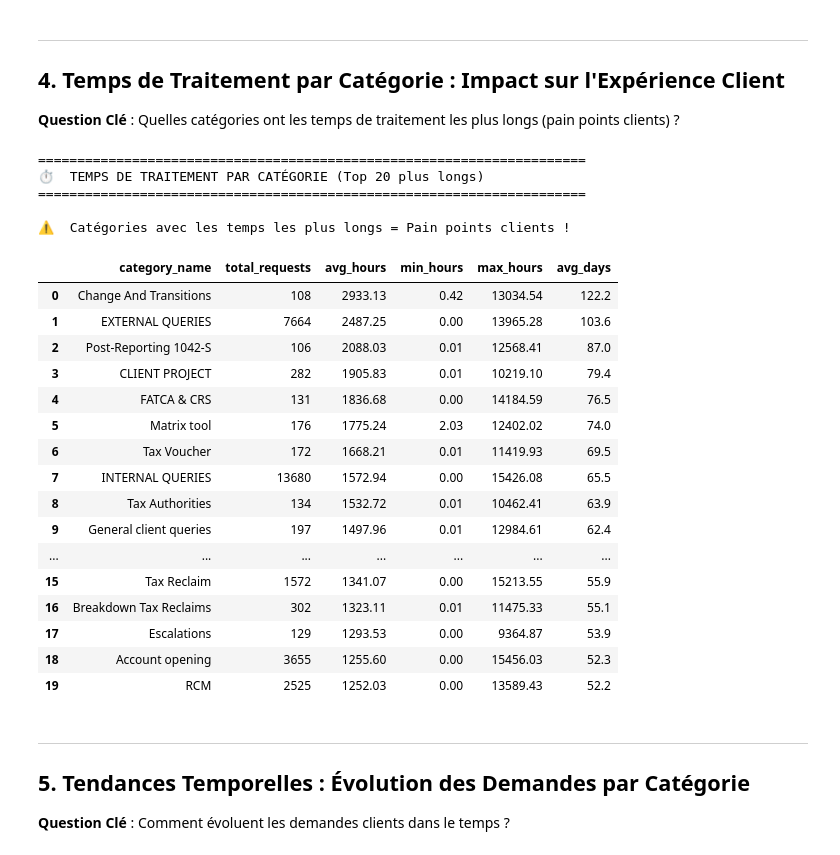
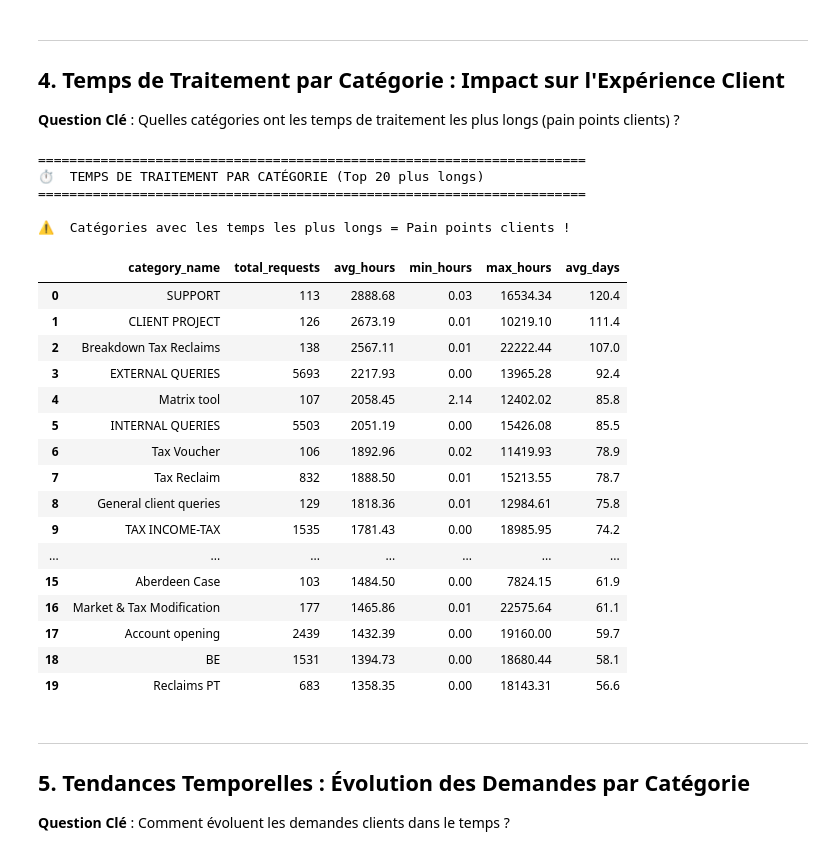
Before and after one commit to jbouniol/bdd-bnpparibas, a Jupyter notebook: Notebook/JO_Analysis.ipynb, the cells around one changed output. Drawn from its saved outputs; the diff is of its cells as text; code cells hidden in the pictures.

```diff
--- a/Notebook/JO_Analysis.ipynb
+++ b/Notebook/JO_Analysis.ipynb
@@ -168,50 +168,50 @@ treatment_time_by_category = pd.read_sql_query("""
 SELECT
     c.NAME as category_name,
     COUNT(sr.ID) as total_requests,
     ROUND(AVG(CAST((julianday(sr.CLOSINGDATE) - julianday(sr.CREATIONDATE)) * 24 AS REAL)), 2) as avg_hours,
     ROUND(MIN(CAST((julianday(sr.CLOSINGDATE) - julianday(sr.CREATIONDATE)) * 24 AS REAL)), 2) as min_hours,
     ROUND(MAX(CAST((julianday(sr.CLOSINGDATE) - julianday(sr.CREATIONDATE)) * 24 AS REAL)), 2) as max_hours,
     ROUND(AVG(CAST((julianday(sr.CLOSINGDATE) - julianday(sr.CREATIONDATE)) * 24 AS REAL)) / 24, 1) as avg_days
 FROM sr
 LEFT JOIN category c ON sr.CATEGORY_ID = c.ID
 WHERE sr.CLOSINGDATE IS NOT NULL
   AND sr.CREATIONDATE IS NOT NULL
-  AND strftime('%Y-%m', sr.CREATIONDATE) BETWEEN '2024-01' AND '2025-09'
+
 GROUP BY c.NAME
 HAVING COUNT(sr.ID) > 100
 ORDER BY avg_hours DESC
 LIMIT 20
 """, conn)
 
 print("="*70)
 print("⏱️  TEMPS DE TRAITEMENT PAR CATÉGORIE (Top 20 plus longs)")
 print("="*70)
 print("\n⚠️  Catégories avec les temps les plus longs = Pain points clients !\n")
 
 display(treatment_time_by_category)
 # %% [output]
 ======================================================================
 ⏱️  TEMPS DE TRAITEMENT PAR CATÉGORIE (Top 20 plus longs)
 ======================================================================
 
 ⚠️  Catégories avec les temps les plus longs = Pain points clients !
 |  | category_name | total_requests | avg_hours | min_hours | max_hours | avg_days |
-| 0 | Change And Transitions | 108 | 2933.13 | 0.42 | 13034.54 | 122.2 |
-| 1 | EXTERNAL QUERIES | 7664 | 2487.25 | 0.00 | 13965.28 | 103.6 |
-| 2 | Post-Reporting 1042-S | 106 | 2088.03 | 0.01 | 12568.41 | 87.0 |
-| 3 | CLIENT PROJECT | 282 | 1905.83 | 0.01 | 10219.10 | 79.4 |
-| 4 | FATCA & CRS | 131 | 1836.68 | 0.00 | 14184.59 | 76.5 |
-| 5 | Matrix tool | 176 | 1775.24 | 2.03 | 12402.02 | 74.0 |
-| 6 | Tax Voucher | 172 | 1668.21 | 0.01 | 11419.93 | 69.5 |
-| 7 | INTERNAL QUERIES | 13680 | 1572.94 | 0.00 | 15426.08 | 65.5 |
-| 8 | Tax Authorities | 134 | 1532.72 | 0.01 | 10462.41 | 63.9 |
-| 9 | General client queries | 197 | 1497.96 | 0.01 | 12984.61 | 62.4 |
+| 0 | SUPPORT | 113 | 2888.68 | 0.03 | 16534.34 | 120.4 |
+| 1 | CLIENT PROJECT | 126 | 2673.19 | 0.01 | 10219.10 | 111.4 |
+| 2 | Breakdown Tax Reclaims | 138 | 2567.11 | 0.01 | 22222.44 | 107.0 |
+| 3 | EXTERNAL QUERIES | 5693 | 2217.93 | 0.00 | 13965.28 | 92.4 |
+| 4 | Matrix tool | 107 | 2058.45 | 2.14 | 12402.02 | 85.8 |
+| 5 | INTERNAL QUERIES | 5503 | 2051.19 | 0.00 | 15426.08 | 85.5 |
+| 6 | Tax Voucher | 106 | 1892.96 | 0.02 | 11419.93 | 78.9 |
+| 7 | Tax Reclaim | 832 | 1888.50 | 0.01 | 15213.55 | 78.7 |
+| 8 | General client queries | 129 | 1818.36 | 0.01 | 12984.61 | 75.8 |
+| 9 | TAX INCOME-TAX | 1535 | 1781.43 | 0.00 | 18985.95 | 74.2 |
 | ... | ... | ... | ... | ... | ... | ... |
-| 15 | Tax Reclaim | 1572 | 1341.07 | 0.00 | 15213.55 | 55.9 |
-| 16 | Breakdown Tax Reclaims | 302 | 1323.11 | 0.01 | 11475.33 | 55.1 |
-| 17 | Escalations | 129 | 1293.53 | 0.00 | 9364.87 | 53.9 |
-| 18 | Account opening | 3655 | 1255.60 | 0.00 | 15456.03 | 52.3 |
-| 19 | RCM | 2525 | 1252.03 | 0.00 | 13589.43 | 52.2 |
+| 15 | Aberdeen Case | 103 | 1484.50 | 0.00 | 7824.15 | 61.9 |
+| 16 | Market & Tax Modification | 177 | 1465.86 | 0.01 | 22575.64 | 61.1 |
+| 17 | Account opening | 2439 | 1432.39 | 0.00 | 19160.00 | 59.7 |
+| 18 | BE | 1531 | 1394.73 | 0.00 | 18680.44 | 58.1 |
+| 19 | Reclaims PT | 683 | 1358.35 | 0.00 | 18143.31 | 56.6 |
 # %%
 # Visualisation : Temps moyen par catégorie
 fig = go.Figure()
```
Also changed, not shown: parts of 17 cells of this notebook, 13 other files.
